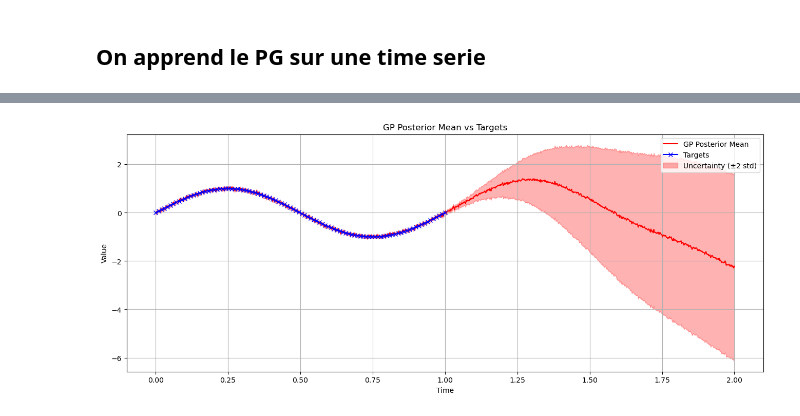
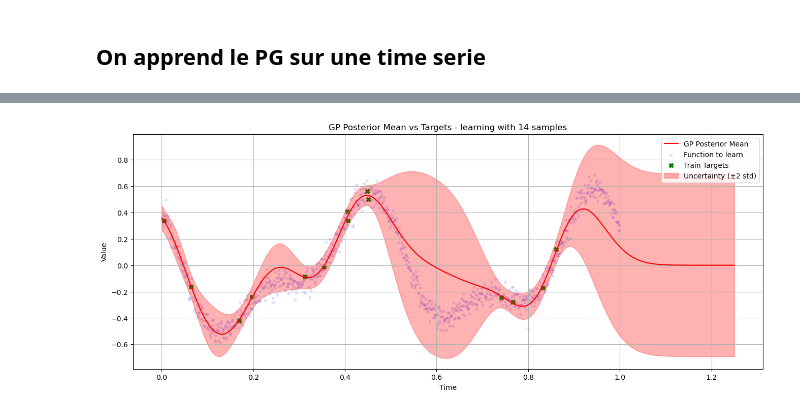
Before and after one commit to BenjaminDeporte/MVA_Stage, a Jupyter notebook: libs/TEST_train_GP_maison.ipynb, the cells around one changed output, grey strips where cells are left out. Saved outputs shown, nothing was run; the diff lists cells and outputs as text; code cells hidden in the pictures.

Commit message:
validé train GP maison

```diff
--- a/libs/TEST_train_GP_maison.ipynb
+++ b/libs/TEST_train_GP_maison.ipynb
@@ -119,10 +120,21 @@ test_loader = DataLoader(test_dataset, batch_size=BATCH_SIZE, shuffle=True)
 ## On apprend le PG sur une time serie
 # %%
 mean = GPNullMean()
-# kernel = GaussianKernel(lengthscale=1.0, variance=1.0)
-kernel = CauchyKernel(lengthscale=1.0, variance=1.0)
+kernel = GaussianKernel(lengthscale=1e+0, variance=1e+0)
+# kernel = CauchyKernel(lengthscale=1e+0, variance=1e+0)
+# %%
+# fonction simple
+# times = torch.linspace(0, 1, n_steps).unsqueeze(0).to(device)  # (1, n_steps)
+# targets = times * torch.sin(4 * 2 * torch.pi * times).to(device)  # (1, n_steps)
+
+# sample sinusoïdes compliquées
+id = np.random.randint(0, cutoff)
+times = torch.linspace(0, 1, n_steps).unsqueeze(0).to(device)  # (1, n_steps)
+targets = torch.tensor(X_train[id,:]).unsqueeze(0).to(device)  # (1, n_steps)
 # %%
-# simple sinusoïde
-N_POINTS = 100
-times = torch.linspace(0, 1, N_POINTS).unsqueeze(0).to(device)
-targets = torch.sin(2 * torch.pi * times).to(device)
+N_SAMPLES = np.random.randint(1, 30)  # random number of samples between 1 and 30
+idx = np.random.choice(N_POINTS, N_SAMPLES, replace=False)
+train_times = times[:, idx]  # (1, N_SAMPLES)
+train_targets = targets[:, idx]  # (1, N_SAMPLES)
+
+print(f"Using {N_SAMPLES} samples for training")
@@ -195,16 +238,16 @@ Epoch  5406/10000, Loss: -221.
 # %%
 # compute predictions
 N_POINTS = 1000  # number of points to predict
-TIMES = 2  # nombre d'intervalles au-delà des données d'entraînement
+TIMES = 1.25  # nombre d'intervalles au-delà des données d'entraînement
 
 all_times = torch.linspace(0, 1 * TIMES, N_POINTS).to(device).unsqueeze(0)  # shape (1, n_steps)
 
-k_1_1, _ = kernel(times, times)  # (1, N, N)
-k_2_1, _ = kernel(all_times, times)  # (1, N_POINTS, N)
+k_1_1, _ = kernel(train_times, train_times)  # (1, N, N)
+k_2_1, _ = kernel(all_times, train_times)  # (1, N_POINTS, N)
 k_1_2 = k_2_1.transpose(-1, -2)  # (1, N, N_POINTS)
 k_2_2, _ = kernel(all_times, all_times)  # (1, N_POINTS, N_POINTS)
 
-posterior_mean = k_2_1 @ (torch.linalg.inv(k_1_1) @ targets.unsqueeze(-1))  # (1, N_POINTS)
+posterior_mean = k_2_1 @ (torch.linalg.inv(k_1_1) @ train_targets.unsqueeze(-1))  # (1, N_POINTS)
 posterior_cov = k_2_2 - k_2_1 @ torch.linalg.solve(k_1_1, k_1_2)  # (1, N_POINTS, N_POINTS)
 
 # instantiate the GP posterior with the posterior mean and covariance
@@ -212,21 +255,22 @@ gp_posterior = torch.distributions.MultivariateNormal(posterior_mean.squeeze(-1)
 # %%
 # sample from the posterior and display the predictions
 
 preds = gp_posterior.sample()  # (1, N_POINTS)
 
 fig, axs = plt.subplots(1, 1, figsize=(16, 6))
 
-axs.plot(all_times.cpu().numpy().squeeze(), preds.squeeze().detach().cpu().numpy(), color='red', label='GP Posterior Mean')
-axs.plot(times.cpu().numpy().squeeze(), targets.cpu().numpy().squeeze(), color='blue', marker='x', label='Targets')
+axs.plot(all_times.cpu().numpy().squeeze(), posterior_mean.squeeze().detach().cpu().numpy(), color='red', label='GP Posterior Mean')
+axs.scatter(times.cpu().numpy().squeeze(), targets.cpu().numpy().squeeze(), color='blue', alpha=0.10, marker='.', label='Function to learn')
+axs.scatter(train_times.cpu().numpy().squeeze(), train_targets.cpu().numpy().squeeze(), color='green', marker='X', label='Train Targets')
 axs.fill_between(all_times.cpu().numpy().squeeze(),
-                 (preds.squeeze().detach().cpu().numpy() - 2 * np.sqrt(torch.diagonal(posterior_cov, dim1=-2, dim2=-1).squeeze().detach().cpu().numpy())),
-                 (preds.squeeze().detach().cpu().numpy() + 2 * np.sqrt(torch.diagonal(posterior_cov, dim1=-2, dim2=-1).squeeze().detach().cpu().numpy())),
+                 (posterior_mean.squeeze().detach().cpu().numpy() - 2 * np.sqrt(torch.diagonal(posterior_cov, dim1=-2, dim2=-1).squeeze().detach().cpu().numpy())),
+                 (posterior_mean.squeeze().detach().cpu().numpy() + 2 * np.sqrt(torch.diagonal(posterior_cov, dim1=-2, dim2=-1).squeeze().detach().cpu().numpy())),
                  color='red', alpha=0.3, label='Uncertainty (±2 std)')
 plt.legend()
-plt.title("GP Posterior Mean vs Targets")
+plt.title(f"GP Posterior Mean vs Targets - learning with {N_SAMPLES} samples")
 plt.xlabel("Time")
 plt.ylabel("Value")
 plt.grid(True)
 plt.show()
 # %% [output]
-[figure, old version]
+[figure, new version]
```
Also changed, not shown: parts of 8 cells of this notebook.
